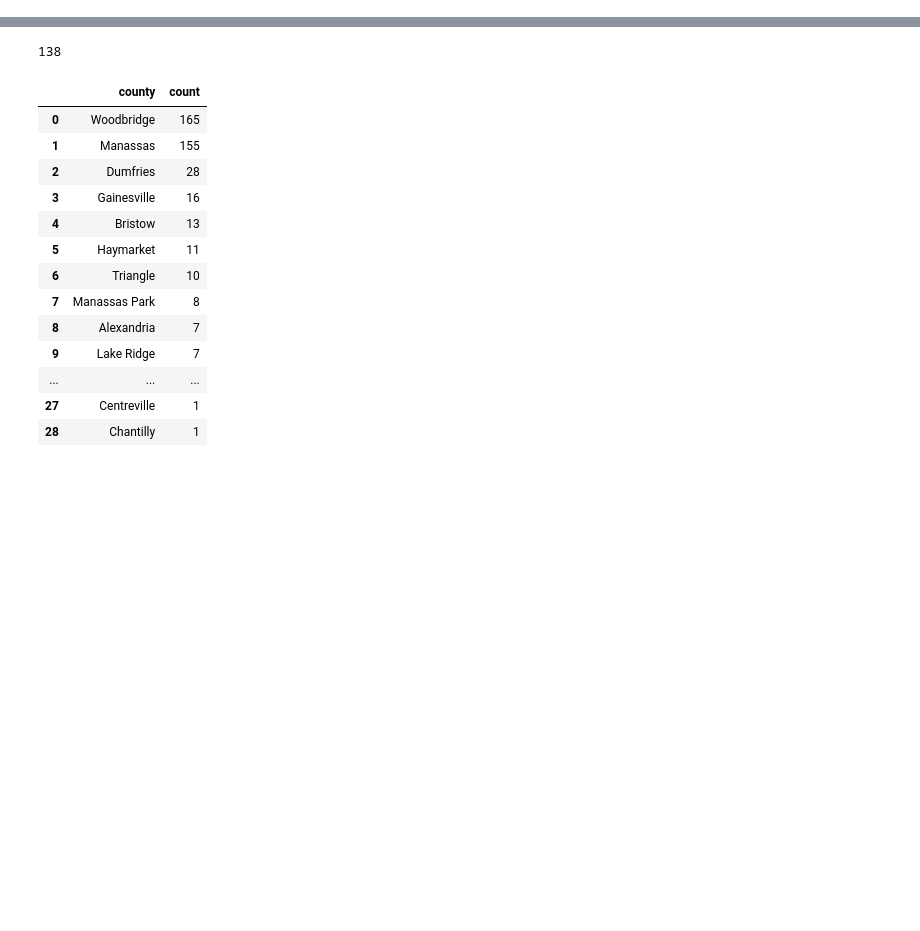
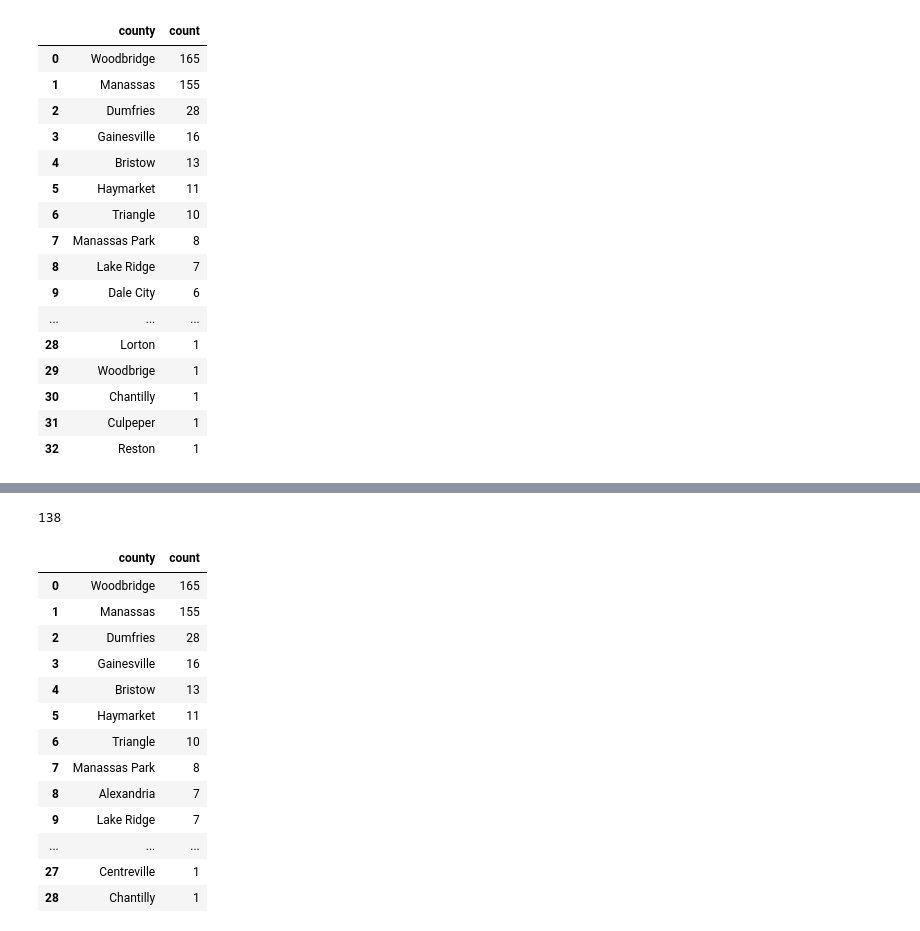
Before and after one commit to JiaqinWu/Community_Mobilization_Network_PWC, a Jupyter notebook: Data clean.ipynb, the cells around one changed output, grey strips where cells are left out. Drawn from its saved outputs; the diff is of its cells as text; code cells hidden in the pictures; blank space fills up the shorter version.

```diff
--- a/Data clean.ipynb
+++ b/Data clean.ipynb
@@ -4,3 +14,23 @@ import numpy as np
+# %%
+df.county.value_counts().reset_index()
+# %% [output]
+|  | county | count |
+| 0 | Woodbridge | 165 |
+| 1 | Manassas | 155 |
+| 2 | Dumfries | 28 |
+| 3 | Gainesville | 16 |
+| 4 | Bristow | 13 |
+| 5 | Haymarket | 11 |
+| 6 | Triangle | 10 |
+| 7 | Manassas Park | 8 |
+| 8 | Lake Ridge | 7 |
+| 9 | Dale City | 6 |
+| ... | ... | ... |
+| 28 | Lorton | 1 |
+| 29 | Woodbrige | 1 |
+| 30 | Chantilly | 1 |
+| 31 | Culpeper | 1 |
+| 32 | Reston | 1 |
 # %%
 df = pd.read_excel('Community_Resource_Updated.xlsx',sheet_name='Raw')
 df.head()
```
Also changed, not shown: parts of 1 cell of this notebook, 1 other file.
